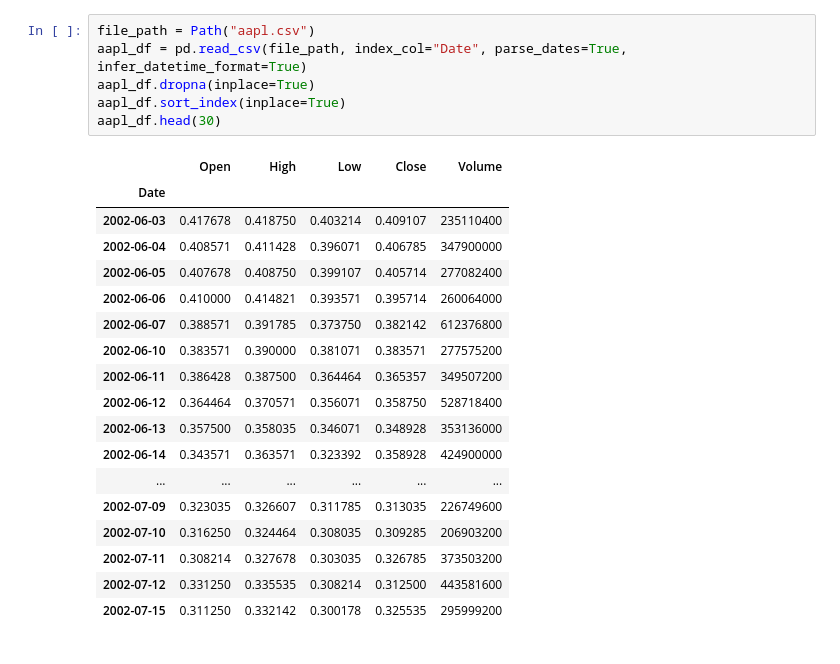
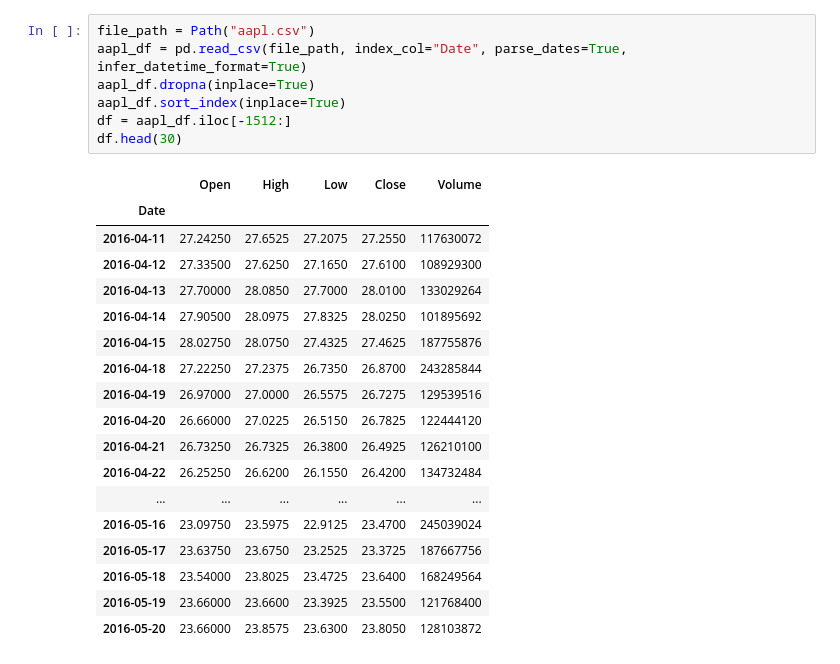
Before and after one commit to jgb161/Stock-Data-Analysis, a Jupyter notebook: AAPL_Analysis_Jeremy.ipynb, the cells around one changed output. Drawn from its saved outputs; the diff is of its cells as text.

```diff
--- a/AAPL_Analysis_Jeremy.ipynb
+++ b/AAPL_Analysis_Jeremy.ipynb
@@ -14,28 +10,29 @@ non-resource variables are not supported in the long term
 # %%
 file_path = Path("aapl.csv")
 aapl_df = pd.read_csv(file_path, index_col="Date", parse_dates=True, infer_datetime_format=True)
 aapl_df.dropna(inplace=True)
 aapl_df.sort_index(inplace=True)
-aapl_df.head(30)
+df = aapl_df.iloc[-1512:]
+df.head(30)
 # %% [output]
 |  | Open | High | Low | Close | Volume |
 | Date |  |  |  |  |  |
-| 2002-06-03 | 0.417678 | 0.418750 | 0.403214 | 0.409107 | 235110400 |
-| 2002-06-04 | 0.408571 | 0.411428 | 0.396071 | 0.406785 | 347900000 |
-| 2002-06-05 | 0.407678 | 0.408750 | 0.399107 | 0.405714 | 277082400 |
-| 2002-06-06 | 0.410000 | 0.414821 | 0.393571 | 0.395714 | 260064000 |
-| 2002-06-07 | 0.388571 | 0.391785 | 0.373750 | 0.382142 | 612376800 |
-| 2002-06-10 | 0.383571 | 0.390000 | 0.381071 | 0.383571 | 277575200 |
-| 2002-06-11 | 0.386428 | 0.387500 | 0.364464 | 0.365357 | 349507200 |
-| 2002-06-12 | 0.364464 | 0.370571 | 0.356071 | 0.358750 | 528718400 |
-| 2002-06-13 | 0.357500 | 0.358035 | 0.346071 | 0.348928 | 353136000 |
-| 2002-06-14 | 0.343571 | 0.363571 | 0.323392 | 0.358928 | 424900000 |
+| 2016-04-11 | 27.24250 | 27.6525 | 27.2075 | 27.2550 | 117630072 |
+| 2016-04-12 | 27.33500 | 27.6250 | 27.1650 | 27.6100 | 108929300 |
+| 2016-04-13 | 27.70000 | 28.0850 | 27.7000 | 28.0100 | 133029264 |
+| 2016-04-14 | 27.90500 | 28.0975 | 27.8325 | 28.0250 | 101895692 |
+| 2016-04-15 | 28.02750 | 28.0750 | 27.4325 | 27.4625 | 187755876 |
+| 2016-04-18 | 27.22250 | 27.2375 | 26.7350 | 26.8700 | 243285844 |
+| 2016-04-19 | 26.97000 | 27.0000 | 26.5575 | 26.7275 | 129539516 |
+| 2016-04-20 | 26.66000 | 27.0225 | 26.5150 | 26.7825 | 122444120 |
+| 2016-04-21 | 26.73250 | 26.7325 | 26.3800 | 26.4925 | 126210100 |
+| 2016-04-22 | 26.25250 | 26.6200 | 26.1550 | 26.4200 | 134732484 |
 | ... | ... | ... | ... | ... | ... |
-| 2002-07-09 | 0.323035 | 0.326607 | 0.311785 | 0.313035 | 226749600 |
-| 2002-07-10 | 0.316250 | 0.324464 | 0.308035 | 0.309285 | 206903200 |
-| 2002-07-11 | 0.308214 | 0.327678 | 0.303035 | 0.326785 | 373503200 |
-| 2002-07-12 | 0.331250 | 0.335535 | 0.308214 | 0.312500 | 443581600 |
-| 2002-07-15 | 0.311250 | 0.332142 | 0.300178 | 0.325535 | 295999200 |
+| 2016-05-16 | 23.09750 | 23.5975 | 22.9125 | 23.4700 | 245039024 |
+| 2016-05-17 | 23.63750 | 23.6750 | 23.2525 | 23.3725 | 187667756 |
+| 2016-05-18 | 23.54000 | 23.8025 | 23.4725 | 23.6400 | 168249564 |
+| 2016-05-19 | 23.66000 | 23.6600 | 23.3925 | 23.5500 | 121768400 |
+| 2016-05-20 | 23.66000 | 23.8575 | 23.6300 | 23.8050 | 128103872 |
 # %%
 from collections import deque
 import random
```
Also changed, not shown: parts of 5 cells of this notebook, 4 other files.
